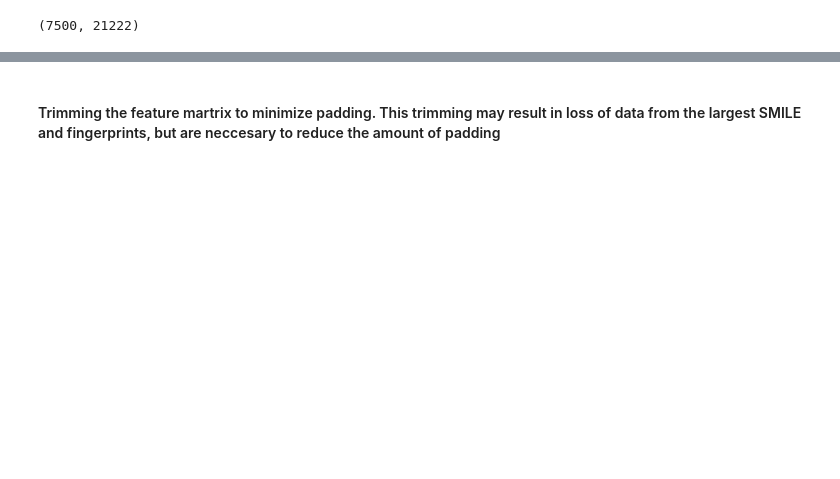
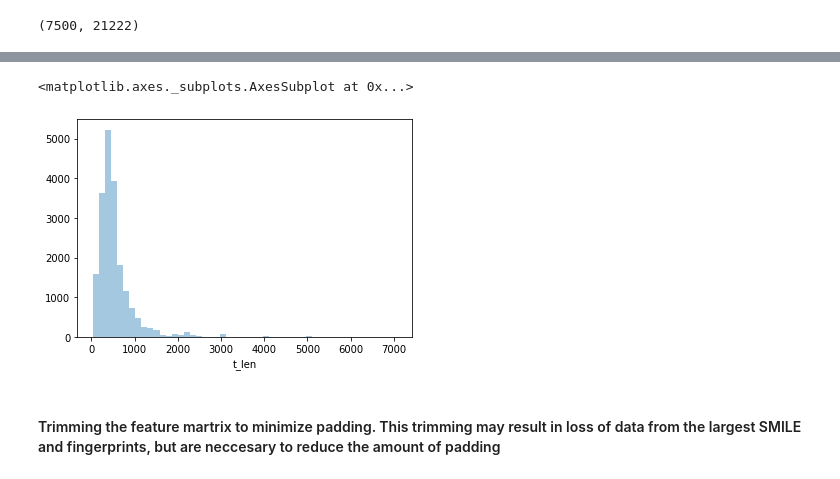
Before and after one commit to fhooton/DeepDrugRepurposer, a Jupyter notebook: Model - Val.ipynb, the cells around one changed output, grey strips where cells are left out. Saved outputs shown, nothing was run; the diff lists cells and outputs as text; code cells hidden in the pictures; blank space fills up the shorter version.

```diff
--- a/Model - Val.ipynb
+++ b/Model - Val.ipynb
@@ -92,3 +110,8 @@ X_0_test.shape
+# %%
+sns.distplot(train['t_len'], kde=False)
+# %% [output]
+<matplotlib.axes._subplots.AxesSubplot at 0x...>
+[figure, added]
 # %% [markdown]
 #### Trimming the feature martrix to minimize padding. This trimming may result in loss of data from the largest SMILE and fingerprints, but are neccesary to reduce the amount of padding
 # %%
```
Also changed, not shown: parts of 10 cells of this notebook.
